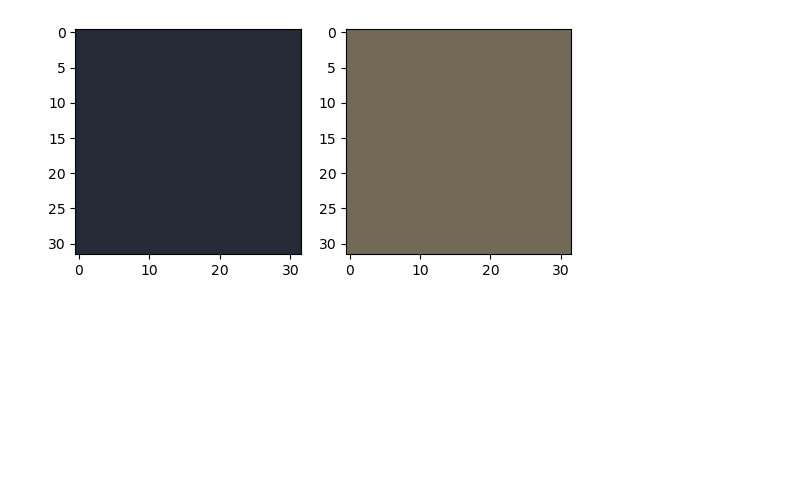
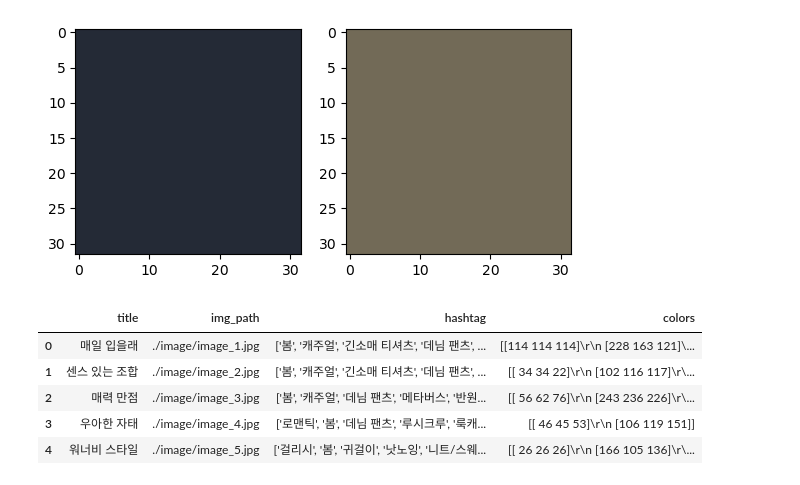
Before and after one commit to KHUDA-3rd-TEAM1/Crawling_and_Recommendation, a Jupyter notebook: ext_recColor.ipynb, the cells around one changed output. Cells and saved outputs as stored; diff of their text form; code cells hidden in the pictures; blank space fills up the shorter version.

```diff
--- a/ext_recColor.ipynb
+++ b/ext_recColor.ipynb
@@ -151,3 +153,13 @@ Image.open("selenium_crawling/image/image_35.jpg")
 print_palette(result[34])
 # %% [output]
 [figure]
+# %%
+data = pd.read_csv('data_with_colors.csv', index_col=0)
+data.head()
+# %% [output]
+|  | title | img_path | hashtag | colors |
+| 0 | 매일 입을래 | ./image/image_1.jpg | ['봄', '캐주얼', '긴소매 티셔츠', '데님 팬츠', ... | [[114 114 114]\r\n [228 163 121]\... |
+| 1 | 센스 있는 조합 | ./image/image_2.jpg | ['봄', '캐주얼', '긴소매 티셔츠', '데님 팬츠', ... | [[ 34 34 22]\r\n [102 116 117]\r\... |
+| 2 | 매력 만점 | ./image/image_3.jpg | ['봄', '캐주얼', '데님 팬츠', '메타버스', '반원... | [[ 56 62 76]\r\n [243 236 226]\r\... |
+| 3 | 우아한 자태 | ./image/image_4.jpg | ['로맨틱', '봄', '데님 팬츠', '루시크루', '룩캐... | [[ 46 45 53]\r\n [106 119 151]] |
+| 4 | 워너비 스타일 | ./image/image_5.jpg | ['걸리시', '봄', '귀걸이', '낫노잉', '니트/스웨... | [[ 26 26 26]\r\n [166 105 136]\r\... |
```
Also changed, not shown: parts of 18 cells of this notebook, 1 other file.
